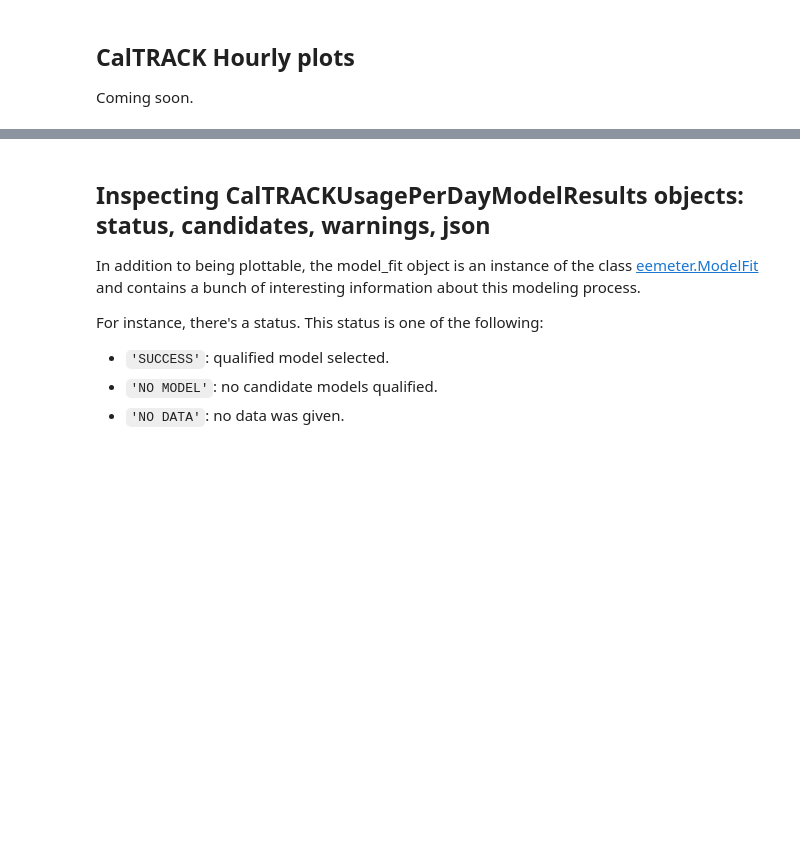
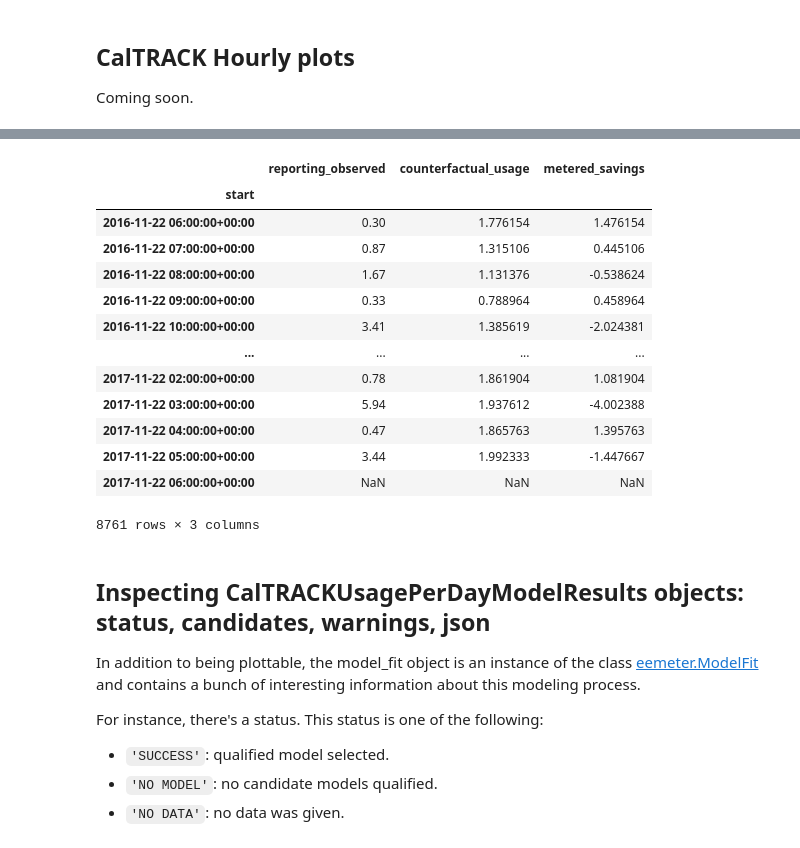
Before and after one commit to jfenna/eemeter-intl, a Jupyter notebook: scripts/tutorial.ipynb, the cells around one changed output, grey strips where cells are left out. Cells and saved outputs as stored; diff of their text form; code cells hidden in the pictures; blank space fills up the shorter version.

Commit message:
Adding remonstration of eemeter_hourly and eemeter_daily in tutorial. Also justification of no relevant tests for these functions in test_processing.py

```diff
--- a/scripts/tutorial.ipynb
+++ b/scripts/tutorial.ipynb
@@ -1144,0 +1149,32 @@ Coming soon.
+# %%
+gas_hourly, temperature_data_gas, metadata_gas_hourly = eemeter.load_sample('il-gas-hdd-only-hourly')
+electricity_hourly, temperature_data_electricity, metadata_electricity_hourly = eemeter.load_sample('il-electricity-cdd-hdd-hourly')
+
+gas_hourly, electricity_hourly, temperature_data_gas, temperature_data_electricity = eemeter.trim(
+    gas_hourly, electricity_hourly, temperature_data_gas, temperature_data_electricity
+)
+
+metered_savings_dataframe_hourly = eemeter.eemeter_hourly(
+    gas = gas_hourly,
+    elec = electricity_hourly,
+    temperature_data = temperature_data_gas,
+    blackout_start_date = gas_hourly.index.min() + relativedelta(years=1),
+    blackout_end_date = gas_hourly.index.min() + relativedelta(years=1)
+)
+
+metered_savings_dataframe_hourly
+# %% [output]
+|  | reporting_observed | counterfactual_usage | metered_savings |
+| start |  |  |  |
+| 2016-11-22 06:00:00+00:00 | 0.30 | 1.776154 | 1.476154 |
+| 2016-11-22 07:00:00+00:00 | 0.87 | 1.315106 | 0.445106 |
+| 2016-11-22 08:00:00+00:00 | 1.67 | 1.131376 | -0.538624 |
+| 2016-11-22 09:00:00+00:00 | 0.33 | 0.788964 | 0.458964 |
+| 2016-11-22 10:00:00+00:00 | 3.41 | 1.385619 | -2.024381 |
+| ... | ... | ... | ... |
+| 2017-11-22 02:00:00+00:00 | 0.78 | 1.861904 | 1.081904 |
+| 2017-11-22 03:00:00+00:00 | 5.94 | 1.937612 | -4.002388 |
+| 2017-11-22 04:00:00+00:00 | 0.47 | 1.865763 | 1.395763 |
+| 2017-11-22 05:00:00+00:00 | 3.44 | 1.992333 | -1.447667 |
+| 2017-11-22 06:00:00+00:00 | NaN | NaN | NaN |
+8761 rows × 3 columns
```
Also changed, not shown: parts of 18 cells of this notebook, 1 other file.
